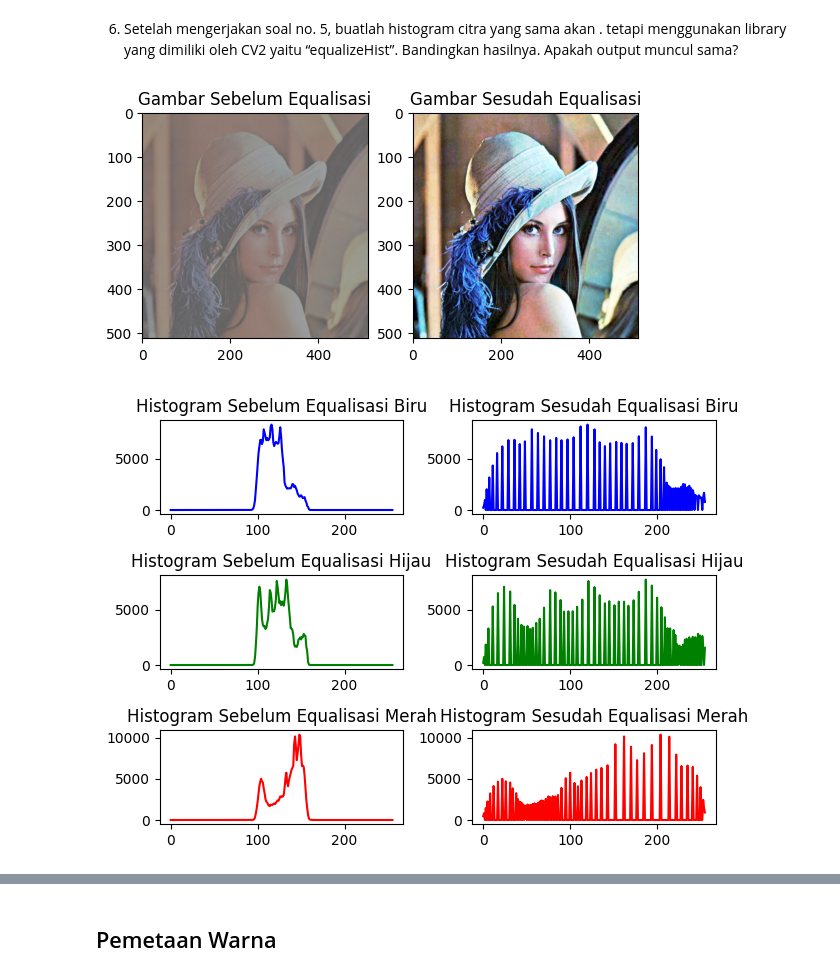
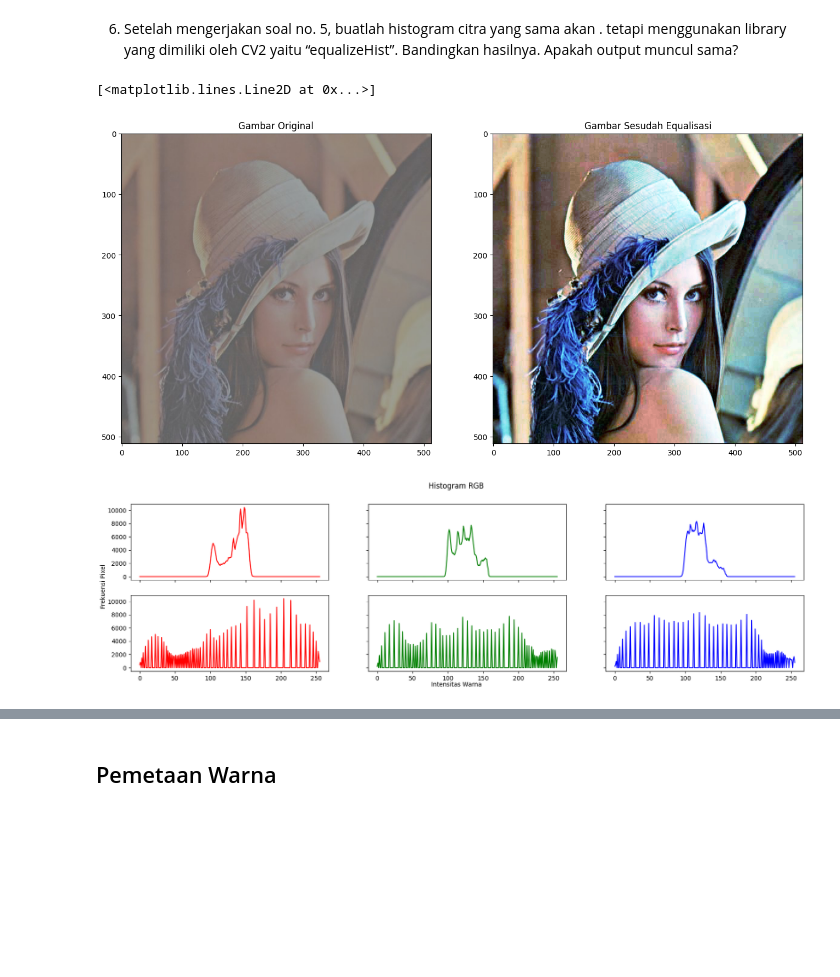
Before and after one commit to AdamPoi/PCVK, a Jupyter notebook: PCVK_week06.ipynb, the cells around one changed output, grey strips where cells are left out. Cells and saved outputs as stored; diff of their text form; code cells hidden in the pictures; blank space fills up the shorter version.

```diff
--- a/PCVK_week06.ipynb
+++ b/PCVK_week06.ipynb
@@ -185,67 +166,43 @@ cv2_imshow(res)
 menggunakan library yang dimiliki oleh CV2 yaitu “equalizeHist”. Bandingkan
 hasilnya. Apakah output muncul sama?
 # %%
-# Baca gambar
-image = cv.imread('/content/drive/MyDrive/PCVK/Images/lena_lc.jpg')
 
-# memisahkan saluran warna
-blue_channel, green_channel, red_channel = cv.split(image)
+original = cv.imread('/content/drive/MyDrive/PCVK/Images/lena_lc.jpg')
 
-# Equalization histogram pada setiap saluran warna
+blue_channel, green_channel, red_channel = cv.split(original)
+
 blue_equalized = cv.equalizeHist(blue_channel)
 green_equalized = cv.equalizeHist(green_channel)
 red_equalized = cv.equalizeHist(red_channel)
 
-# Gabungkan kembali setiap saluran warna
 equalized_image = cv.merge((blue_equalized, green_equalized, red_equalized))
 
-# Hitung histogram sebelum dan sesudah equalisasi
-hist_before_blue = cv.calcHist([image], [0], None, [256], [0, 256])
-hist_before_green = cv.calcHist([image], [1], None, [256], [0, 256])
-hist_before_red = cv.calcHist([image], [2], None, [256], [0, 256])
+hist_before_blue = cv.calcHist([original], [0], None, [256], [0, 256])
+hist_before_green = cv.calcHist([original], [1], None, [256], [0, 256])
+hist_before_red = cv.calcHist([original], [2], None, [256], [0, 256])
+
 hist_after_blue = cv.calcHist([equalized_image], [0], None, [256], [0, 256])
 hist_after_green = cv.calcHist([equalized_image], [1], None, [256], [0, 256])
 hist_after_red = cv.calcHist([equalized_image], [2], None, [256], [0, 256])
 
-# Tampilkan gambar sebelum dan sesudah equalisasi
-plt.subplot(1, 2, 1)
-plt.imshow(cv.cvtColor(image, cv.COLOR_BGR2RGB))
-plt.title('Gambar Sebelum Equalisasi')
+fig, axs = plt.subplots(1, 2, figsize=(16, 16))
+axs[0].imshow(cv.cvtColor(original,cv.COLOR_BGR2RGB))
+axs[0].set_title('Gambar Original')
+axs[1].imshow(cv.cvtColor(equalized_image,cv.COLOR_BGR2RGB))
+axs[1].set_title('Gambar Sesudah Equalisasi')
 
-plt.subplot(1, 2, 2)
-plt.imshow(cv.cvtColor(equalized_image, cv.COLOR_BGR2RGB))
-plt.title('Gambar Sesudah Equalisasi')
 
-plt.show()
-
-# Tampilkan histogram sebelum dan sesudah equalisasi pisahkan setiap warnanya
-plt.subplot(3, 2, 1)
-plt.plot(hist_before_blue, color='b')
-plt.title('Histogram Sebelum Equalisasi Biru')
-
-plt.subplot(3, 2, 2)
-plt.plot(hist_after_blue, color='b')
-plt.title('Histogram Sesudah Equalisasi Biru')
-
-plt.subplot(3, 2, 3)
-plt.plot(hist_before_green, color='g')
-plt.title('Histogram Sebelum Equalisasi Hijau')
-
-plt.subplot(3, 2, 4)
-plt.plot(hist_after_green, color='g')
-plt.title('Histogram Sesudah Equalisasi Hijau')
-
-plt.subplot(3, 2, 5)
-plt.plot(hist_before_red, color='r')
-plt.title('Histogram Sebelum Equalisasi Merah')
-
-plt.subplot(3, 2, 6)
-plt.plot(hist_after_red, color='r')
-plt.title('Histogram Sesudah Equalisasi Merah')
-
-plt.tight_layout()
-
-plt.show()
+fig, axs = plt.subplots(2, 3, figsize=[20,5], sharex=True, sharey=True)
+fig.suptitle('Histogram RGB')
+fig.text(0.09, 0.5, 'Frekuensi Pixel', va='center', rotation='vertical')
+fig.text(0.5, 0.04, 'Intensitas Warna', ha='center')
+axs[0,0].plot(hist_before_red, color='red')
+axs[0,1].plot(hist_before_green, color='green')
+axs[0,2].plot(hist_before_blue, color='blue')
+axs[1,0].plot(hist_after_red, color='red')
+axs[1,1].plot(hist_after_green, color='green')
+axs[1,2].plot(hist_after_blue, color='blue')
 # %% [output]
+[<matplotlib.lines.Line2D at 0x...>]
-[figure, old version]
+[figure, new version]
-[figure, old version]
+[figure, new version]
```
Also changed, not shown: parts of 10 cells of this notebook.
